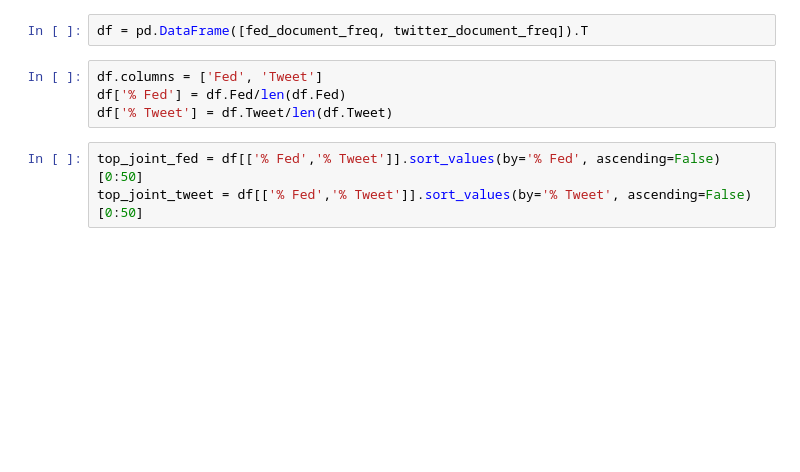
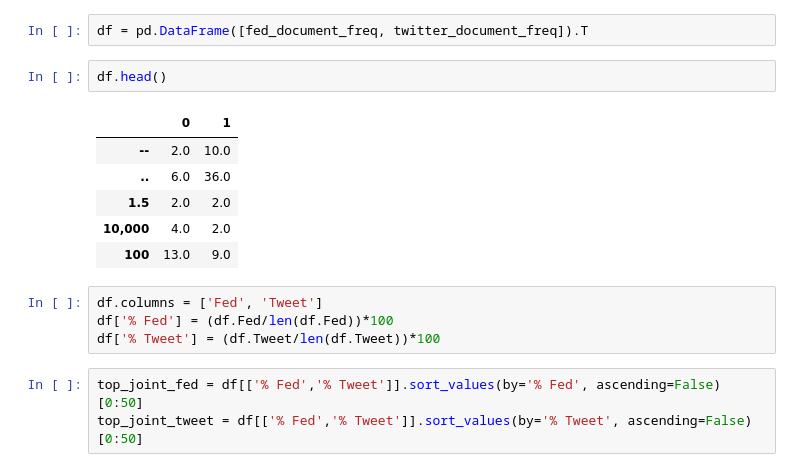
Before and after one commit to mtchem/Twitter-Politics, a Jupyter notebook: EDA.ipynb, the cells around one changed output. Saved outputs shown, nothing was run; the diff lists cells and outputs as text; blank space fills up the shorter version.

```diff
--- a/EDA.ipynb
+++ b/EDA.ipynb
@@ -182,10 +206,19 @@ for word in joint_words:
 #### Create dataframe with the word and the document percentage for each data set
 # %%
 df = pd.DataFrame([fed_document_freq, twitter_document_freq]).T
+# %%
+df.head()
+# %% [output]
+|  | 0 | 1 |
+| -- | 2.0 | 10.0 |
+| .. | 6.0 | 36.0 |
+| 1.5 | 2.0 | 2.0 |
+| 10,000 | 4.0 | 2.0 |
+| 100 | 13.0 | 9.0 |
 # %%
 df.columns = ['Fed', 'Tweet']
-df['% Fed'] = df.Fed/len(df.Fed)
-df['% Tweet'] = df.Tweet/len(df.Tweet)
+df['% Fed'] = (df.Fed/len(df.Fed))*100
+df['% Tweet'] = (df.Tweet/len(df.Tweet))*100
 # %%
 top_joint_fed = df[['% Fed','% Tweet']].sort_values(by='% Fed', ascending=False)[0:50]
 top_joint_tweet = df[['% Fed','% Tweet']].sort_values(by='% Tweet', ascending=False)[0:50]
```
Also changed, not shown: parts of 5 cells of this notebook, 1 other file.
